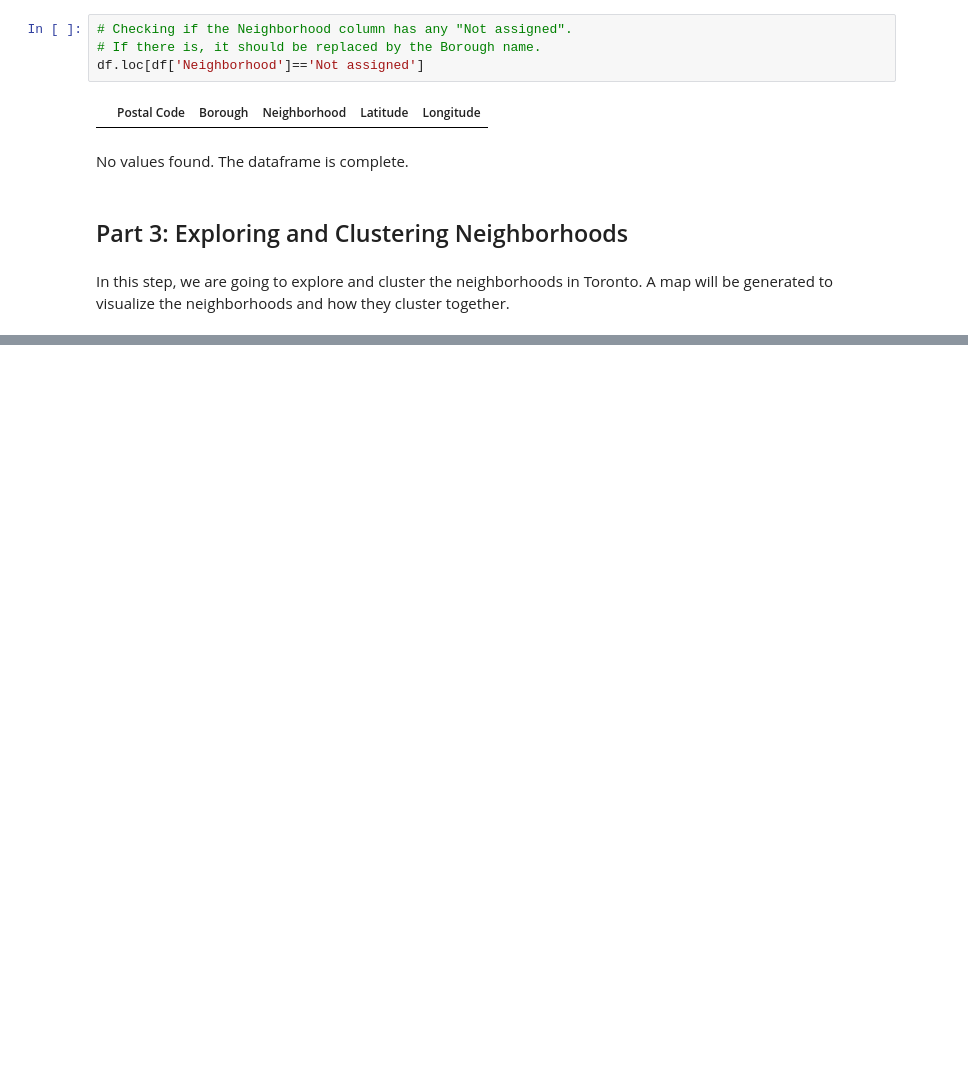
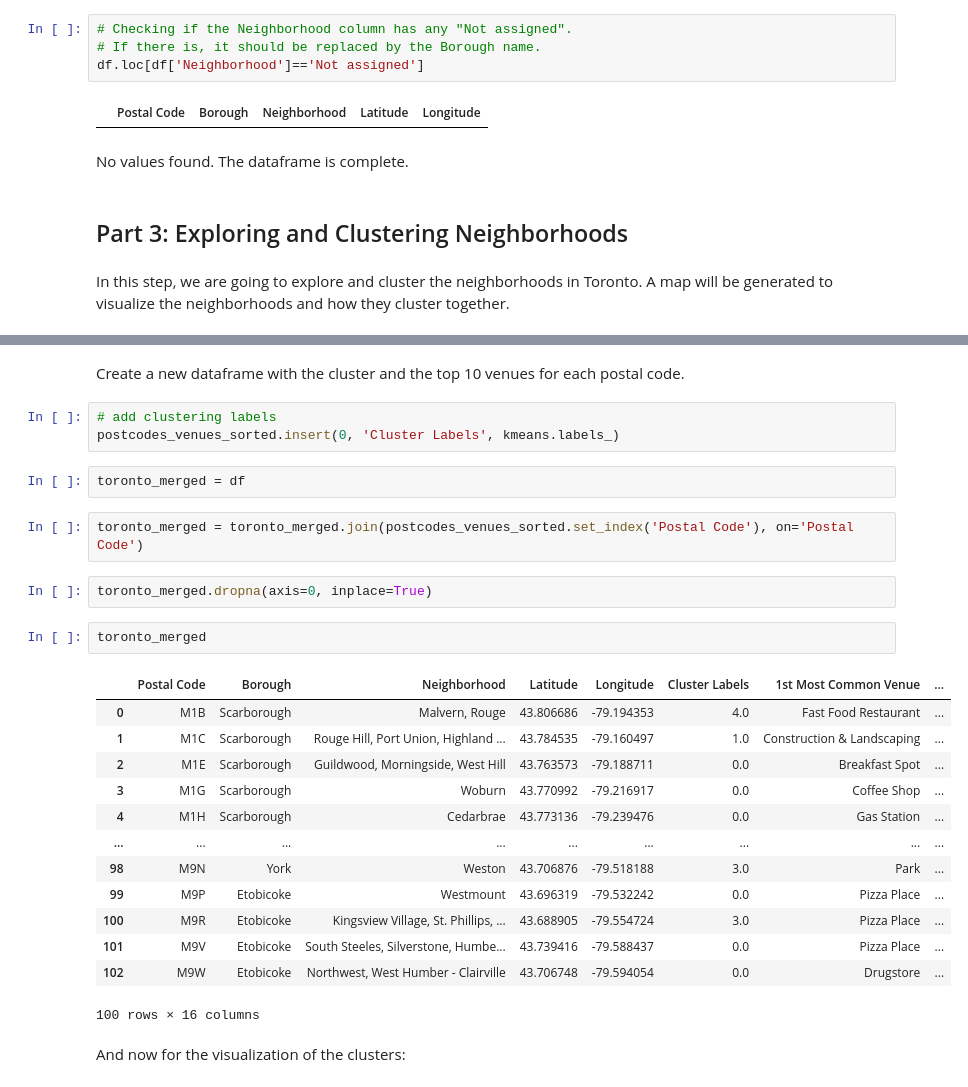
Before and after one commit to rcdpereira/Coursera_Capstone, a Jupyter notebook: Coursera_Capstone_Week-3.ipynb, the cells around one changed output, grey strips where cells are left out. Saved outputs shown, nothing was run; the diff lists cells and outputs as text; blank space fills up the shorter version.

```diff
--- a/Coursera_Capstone_Week-3.ipynb
+++ b/Coursera_Capstone_Week-3.ipynb
@@ -134,0 +476,29 @@ In this step, we are going to explore and cluster the neighborhoods in Toronto.
+# %% [markdown]
+Create a new dataframe with the cluster and the top 10 venues for each postal code.
+# %%
+# add clustering labels
+postcodes_venues_sorted.insert(0, 'Cluster Labels', kmeans.labels_)
+# %%
+toronto_merged = df
+# %%
+toronto_merged = toronto_merged.join(postcodes_venues_sorted.set_index('Postal Code'), on='Postal Code')
+# %%
+toronto_merged.dropna(axis=0, inplace=True)
+# %%
+toronto_merged
+# %% [output]
+|  | Postal Code | Borough | Neighborhood | Latitude | Longitude | Cluster Labels | 1st Most Common Venue | ... |
+| 0 | M1B | Scarborough | Malvern, Rouge | 43.806686 | -79.194353 | 4.0 | Fast Food Restaurant | ... |
+| 1 | M1C | Scarborough | Rouge Hill, Port Union, Highland ... | 43.784535 | -79.160497 | 1.0 | Construction & Landscaping | ... |
+| 2 | M1E | Scarborough | Guildwood, Morningside, West Hill | 43.763573 | -79.188711 | 0.0 | Breakfast Spot | ... |
+| 3 | M1G | Scarborough | Woburn | 43.770992 | -79.216917 | 0.0 | Coffee Shop | ... |
+| 4 | M1H | Scarborough | Cedarbrae | 43.773136 | -79.239476 | 0.0 | Gas Station | ... |
+| ... | ... | ... | ... | ... | ... | ... | ... | ... |
+| 98 | M9N | York | Weston | 43.706876 | -79.518188 | 3.0 | Park | ... |
+| 99 | M9P | Etobicoke | Westmount | 43.696319 | -79.532242 | 0.0 | Pizza Place | ... |
+| 100 | M9R | Etobicoke | Kingsview Village, St. Phillips, ... | 43.688905 | -79.554724 | 3.0 | Pizza Place | ... |
+| 101 | M9V | Etobicoke | South Steeles, Silverstone, Humbe... | 43.739416 | -79.588437 | 0.0 | Pizza Place | ... |
+| 102 | M9W | Etobicoke | Northwest, West Humber - Clairville | 43.706748 | -79.594054 | 0.0 | Drugstore | ... |
+100 rows × 16 columns
+# %% [markdown]
+And now for the visualization of the clusters:
```
Also changed, not shown: parts of 81 cells of this notebook.
